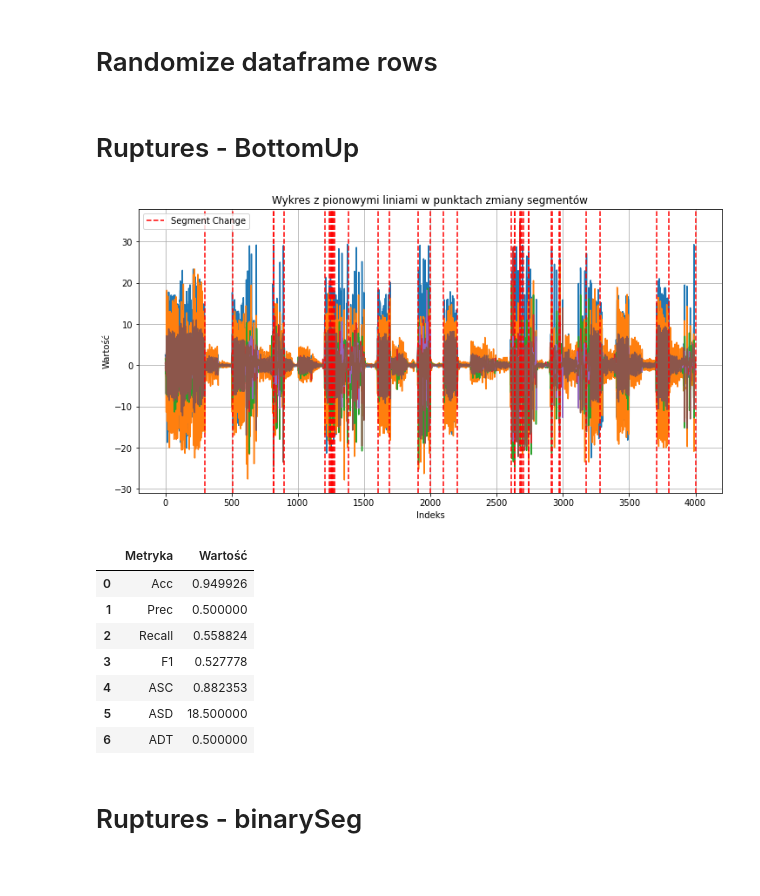
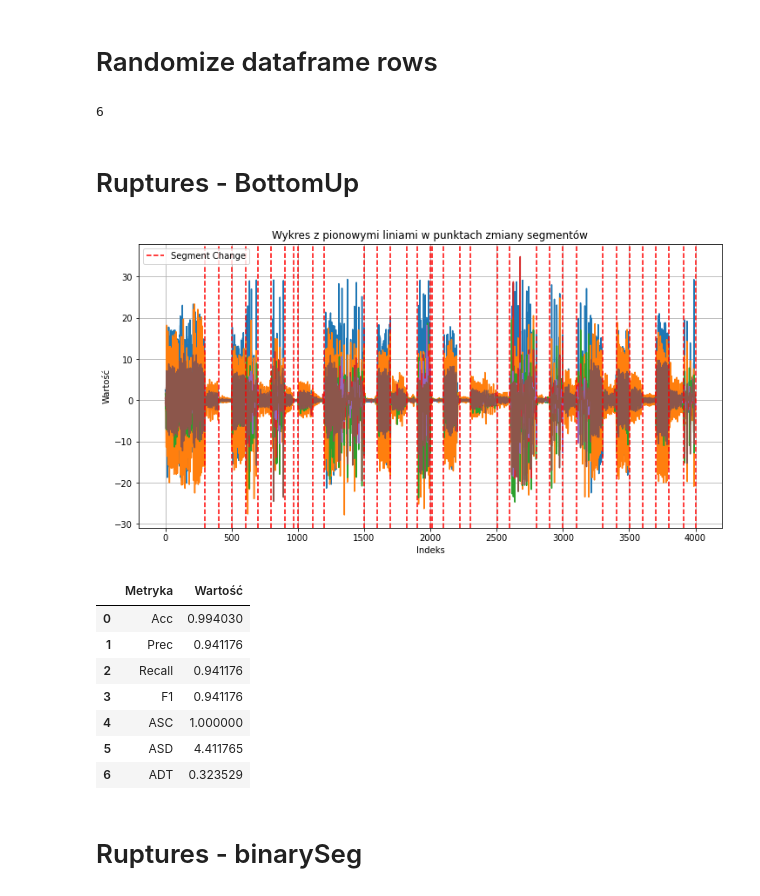
Before and after one commit to damjam212/TimeSeriesSegmentation, a Jupyter notebook: Data_segmentation.ipynb, the cells around one changed output. Cells and saved outputs as stored; diff of their text form; code cells hidden in the pictures.

```diff
--- a/Data_segmentation.ipynb
+++ b/Data_segmentation.ipynb
@@ -278,7 +314,7 @@ def calculateADT(n, predicted_points, original_points, treshold):
 # %% [markdown]
 # Randomize dataframe rows
 # %%
-def stack_time_series_randomly(df,seed):
+def stack_time_series_randomly(df,opt):
     """This function creates new dataframe without segmentation and classification, what is more its rows are randomly shuffled
 
     Args:
@@ -288,47 +324,54 @@ def stack_time_series_randomly(df,seed):
         A pandas dataframe with shape [dimensions of input data,original count of time series]
         , numpy array containing change points
     """
-    dimensionality = df.iloc[0,0].shape[0] # assumption that data dimensionality is the number of rows of first element in dataframe
-    # also the first column is expected to store data (second stores classification)
+    dimensionality = df.iloc[0,0].shape[0] if type(df.iloc[0,0][0]) == np.void else 1  # assumption that data dimensionality is the number of rows of first element in dataframe
 
     change_points = np.array([],dtype=int)
+    chunk_size = len(df.iloc[0,0][0])
 
     # creating new data frame
     stacked = pd.DataFrame(index=np.arange(dimensionality), columns=np.arange(1))
 
     # randomize rows
-    df = df.sample(frac=1, random_state=seed).reset_index(drop=True)
+    if(opt == True):
+        df = df.sample(frac=1, random_state=43).reset_index(drop=True)
     # filling it with empty numpy arrays
+    print(dimensionality)
     for i in range(dimensionality):
         stacked.iloc[i, 0] = np.array([])
 
     last_class = df.iloc[0,1]
-
     # filling the dataframe with data
     for index, row in df.iterrows():
         i = 0
         if last_class != row[1]:
-            change_points = np.append(change_points,int(index*100))
+            change_points = np.append(change_points,int(index*chunk_size))
         last_class = row[1]
-        for r in row[0]:
-             stacked.iloc[i,0] = np.concatenate((stacked.iloc[i,0],np.array(r.tolist())))
-             i += 1
+        if type(row[0][0]) == np.void:
+            for r in row[0]:
+                #print((type(r))==np.void)
+                stacked.iloc[i,0] = np.concatenate((stacked.iloc[i,0],np.array(r.tolist())))
+                i += 1
+        else:
+             stacked.iloc[0,0] = np.concatenate((stacked.iloc[i,0],row[0]))
     return stacked, change_points
 
-random_stacked, change_points = stack_time_series_randomly(df,42)
+random_stacked, change_points = stack_time_series_randomly(df,True)
 random_stacked = dataframe_to_ndarray(random_stacked)
 
 # plt.plot(random_stacked)
 # plt.show()
 # shuffled_df = df.sample(frac=1, random_state=42).reset_index(drop=True)
 # print("\nPomieszany DataFrame:")
-# print(shuffled_df)
+#print(random_stacked)
+# %% [output]
+6
 # %% [markdown]
 # Ruptures - BottomUp
 # %%
-algo = rpt.BottomUp(model="l2")
+algo = rpt.BottomUp(model="normal")
 algo.fit(random_stacked)
-result = algo.predict(pen=1200)
+result = algo.predict(n_bkps = 34)
 # plt.plot(random_stacked)
 # print(result)
 
@@ -344,42 +387,42 @@ for idx in result:
 plt.legend()
 
 # Wyświetlanie wykresu
 plt.xlabel('Indeks')
 plt.ylabel('Wartość')
 plt.title('Wykres z pionowymi liniami w punktach zmiany segmentów')
 plt.grid(True)
 plt.show()
 
 TP,TN,FP,FN = calculate_TP_TN_FP_FN(4000,result[:-1],change_points,50)
 ASC = calculateASC(4000,result[:-1],change_points,50)
 ASD = calculateASD(4000,result[:-1],change_points,50)
 ADT = calculateADT(4000,result[:-1],change_points,50)
 
 
 Acc, Prec, Recall, F1 = calculate_ACC_PRE_REC_F1(TP,TN,FP,FN)
 
 
 # Dane
 etykiety = ["Acc", "Prec", "Recall", "F1","ASC","ASD","ADT"]
 wartosci = [Acc, Prec, Recall, F1 , ASC , ASD, ADT]
 
 # Tworzenie DataFrame
 evaluation = pd.DataFrame({
     "Metryka": etykiety,
     "Wartość": wartosci
 })
 
 evaluation
 # %% [output]
-[figure, old version]
+[figure, new version]
 |  | Metryka | Wartość |
-| 0 | Acc | 0.949926 |
-| 1 | Prec | 0.500000 |
-| 2 | Recall | 0.558824 |
-| 3 | F1 | 0.527778 |
-| 4 | ASC | 0.882353 |
-| 5 | ASD | 18.500000 |
-| 6 | ADT | 0.500000 |
+| 0 | Acc | 0.994030 |
+| 1 | Prec | 0.941176 |
+| 2 | Recall | 0.941176 |
+| 3 | F1 | 0.941176 |
+| 4 | ASC | 1.000000 |
+| 5 | ASD | 4.411765 |
+| 6 | ADT | 0.323529 |
 # %% [markdown]
 # Ruptures - binarySeg
 # %%
```
Also changed, not shown: parts of 23 cells of this notebook.
